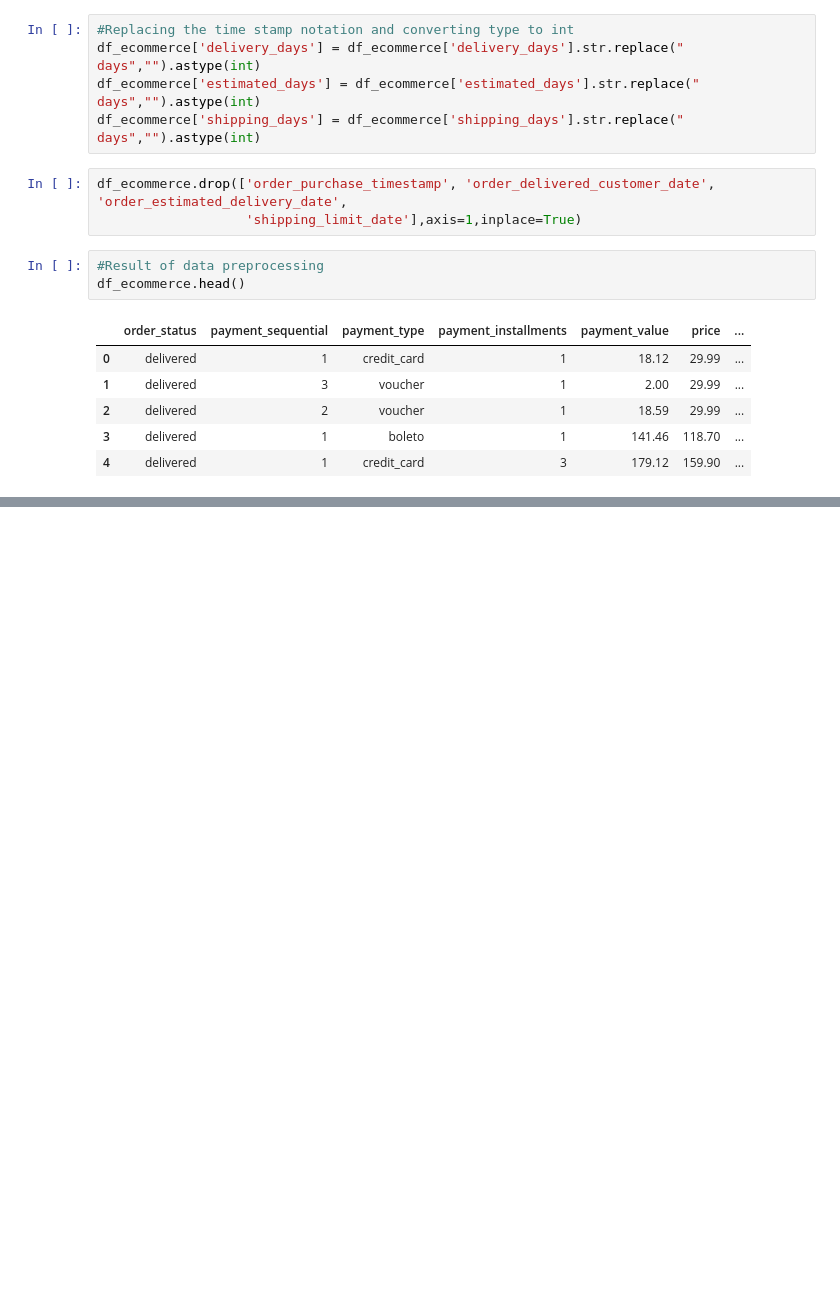
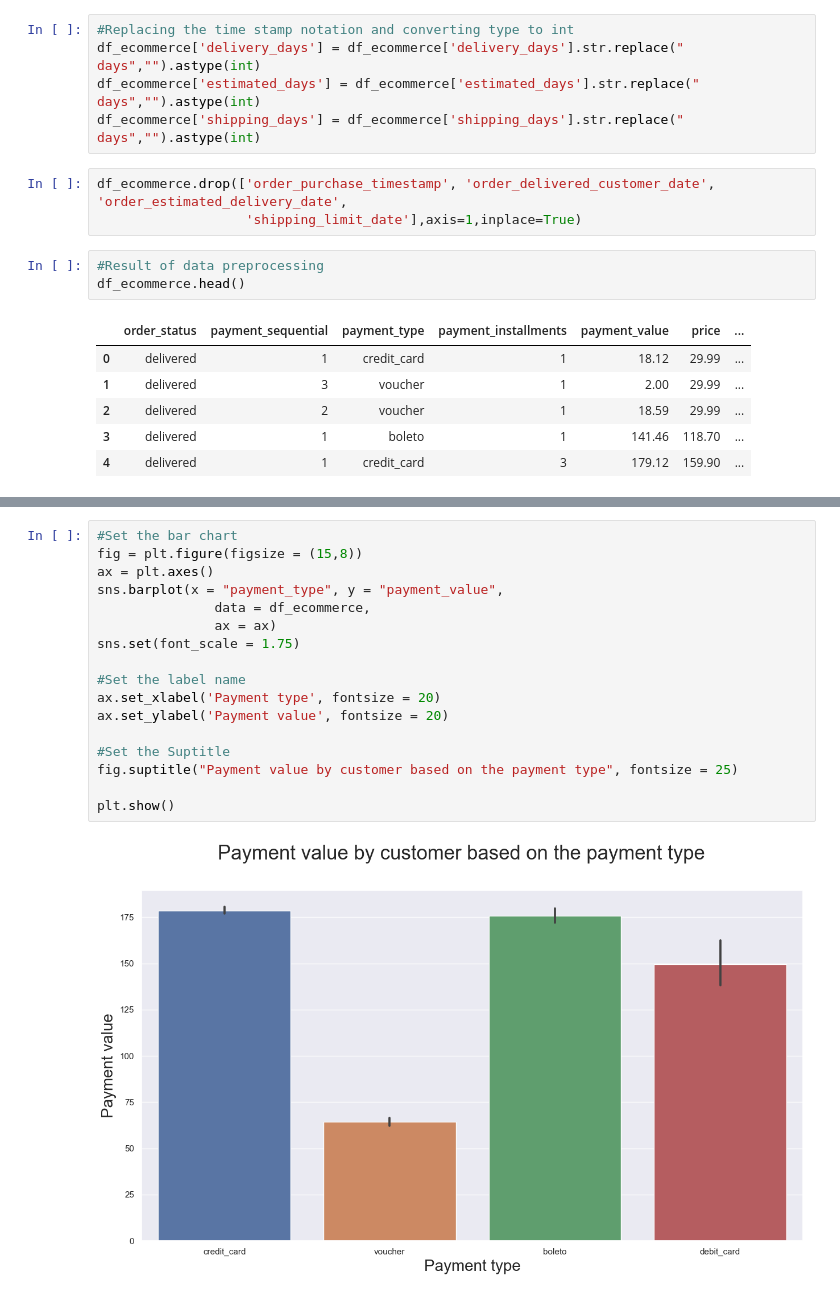
Before and after one commit to Dcoder-Nikhil/PORDIGY_DS_TASK03, a Jupyter notebook: decision_tree.ipynb, the cells around one changed output, grey strips where cells are left out. Drawn from its saved outputs; the diff is of its cells as text; blank space fills up the shorter version.

```diff
--- a/decision_tree.ipynb
+++ b/decision_tree.ipynb
@@ -237,0 +258,19 @@ df_ecommerce.head()
+# %%
+#Set the bar chart
+fig = plt.figure(figsize = (15,8))
+ax = plt.axes()
+sns.barplot(x = "payment_type", y = "payment_value",
+               data = df_ecommerce,
+               ax = ax)
+sns.set(font_scale = 1.75)
+
+#Set the label name
+ax.set_xlabel('Payment type', fontsize = 20)
+ax.set_ylabel('Payment value', fontsize = 20)
+
+#Set the Suptitle
+fig.suptitle("Payment value by customer based on the payment type", fontsize = 25)
+
+plt.show()
+# %% [output]
+[figure, added]
```
Also changed, not shown: parts of 30 cells of this notebook.
